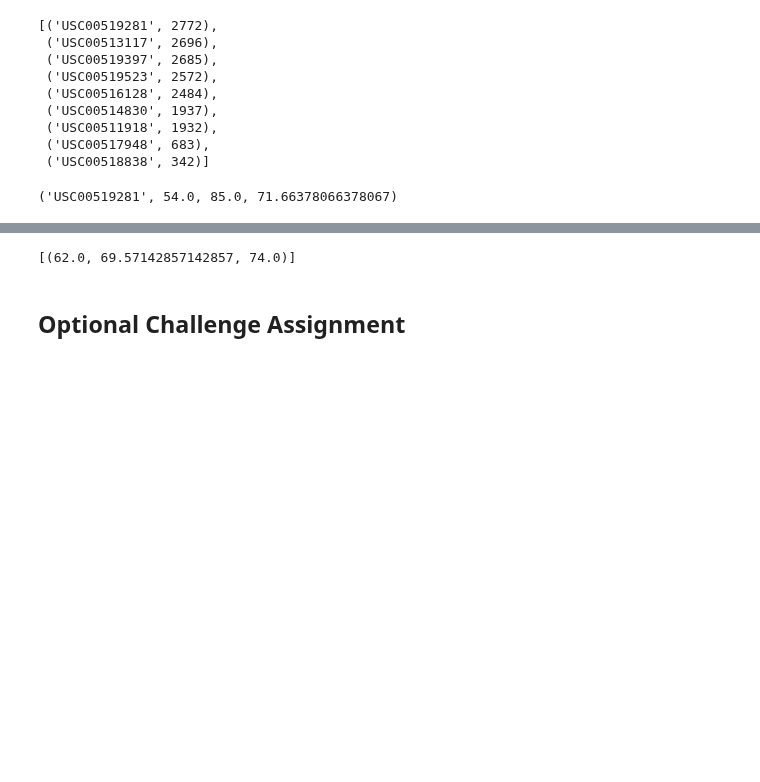
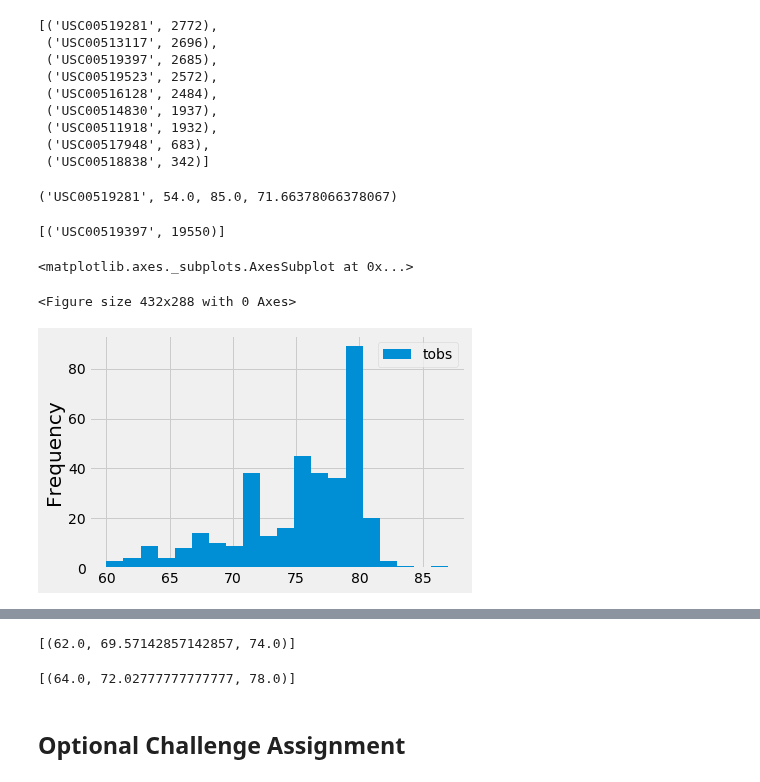
Before and after one commit to anjurupesh/SQLalchemy_Challenge, a Jupyter notebook: climate_starter.ipynb, the cells around one changed output, grey strips where cells are left out. Drawn from its saved outputs; the diff is of its cells as text; code cells hidden in the pictures; blank space fills up the shorter version.

```diff
--- a/climate_starter.ipynb
+++ b/climate_starter.ipynb
@@ -202,9 +202,25 @@ session.query(Measurement.station, func.min(Measurement.tobs),func.max(Measureme
              .group_by(Measurement.station).order_by(func.count(Measurement.tobs).desc()).first()
 # %% [output]
 ('USC00519281', 54.0, 85.0, 71.66378066378067)
+# %%
+session.query(Measurement.station,func.count(Measurement.tobs)).all()
+# %% [output]
+[('USC00519397', 19550)]
 # %%
 # Choose the station with the highest number of temperature observations.
 # Query the last 12 months of temperature observation data for this station and plot the results as a histogram
+session.query(Measurement.station,func.max(Measurement.tobs)).all()
+temp_station97 = session.query(Measurement.station, Measurement.date, Measurement.tobs).\
+filter_by(station="USC00519397").filter(Measurement.date >= twelve_mnth_date ).all()
+temp_station97_df = pd.DataFrame(temp_station97)
+temp_station97_df.set_index("station").head()
+
+plt.figure()
+temp_station97_df.plot.hist(stacked=True, bins=20)
+# %% [output]
+<matplotlib.axes._subplots.AxesSubplot at 0x...>
+<Figure size 432x288 with 0 Axes>
+[figure, added]
 # %% [markdown]
 ![precipitation](Images/station-histogram.png)
 # %%
@@ -231,6 +247,9 @@ print(calc_temps('2012-02-28', '2012-03-05'))
 # %%
 # Use your previous function `calc_temps` to calculate the tmin, tavg, and tmax
 # for your trip using the previous year's data for those same dates.
+print(calc_temps('2017-02-28', '2017-03-05'))
+# %% [output]
+[(64.0, 72.02777777777777, 78.0)]
 # %%
 # Plot the results from your previous query as a bar chart.
 # Use "Trip Avg Temp" as your Title
```
Also changed, not shown: parts of 2 cells of this notebook.
